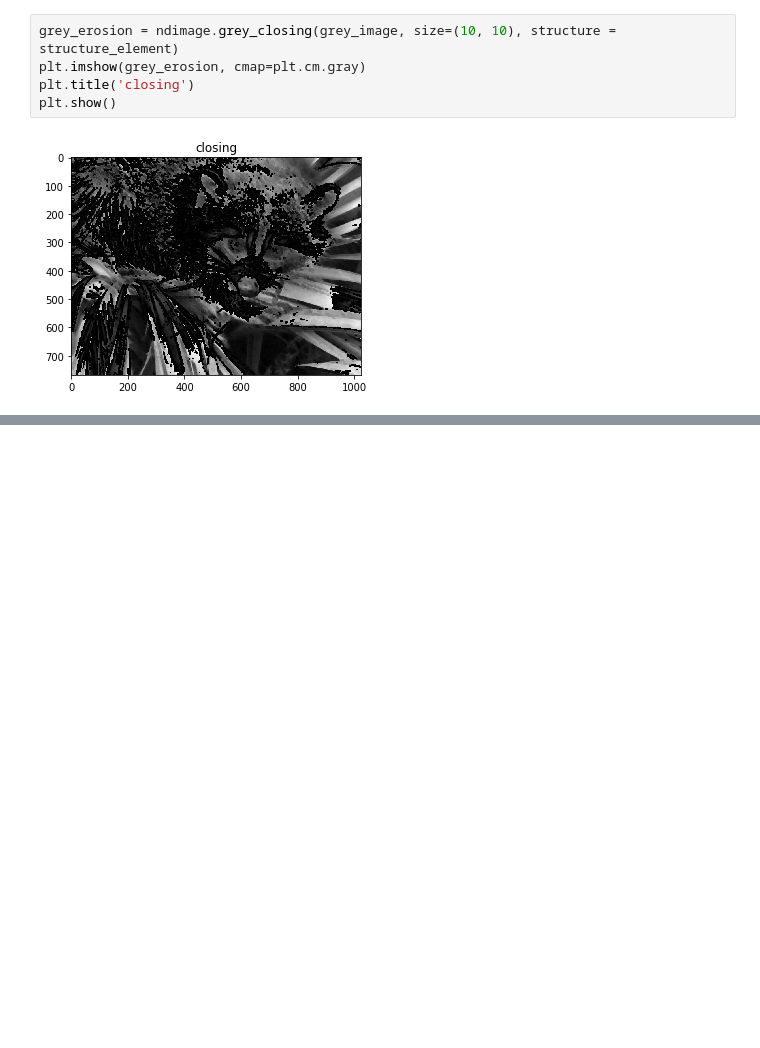
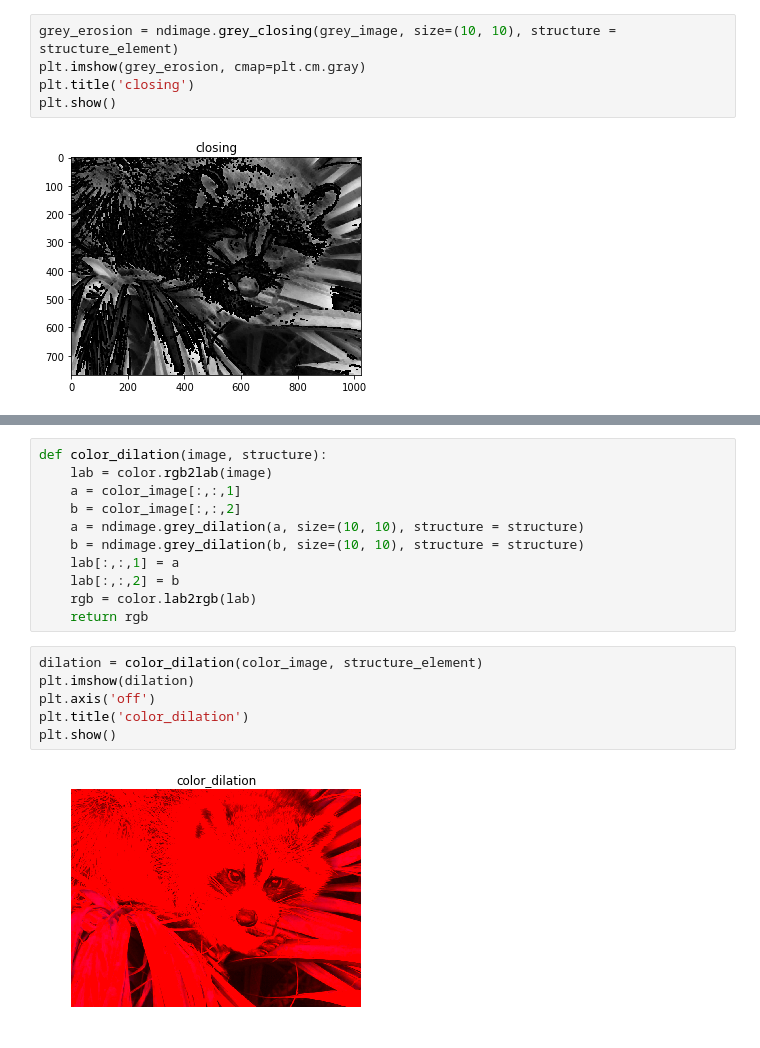
Before and after one commit to Batsila/ADIP, a Jupyter notebook: MorphologicalOperations/morphological_operations.ipynb, the cells around one changed output, grey strips where cells are left out. Saved outputs shown, nothing was run; the diff lists cells and outputs as text; blank space fills up the shorter version.

```diff
--- a/MorphologicalOperations/morphological_operations.ipynb
+++ b/MorphologicalOperations/morphological_operations.ipynb
@@ -94,0 +124,19 @@ plt.show()
+# %%
+def color_dilation(image, structure):
+    lab = color.rgb2lab(image)
+    a = color_image[:,:,1]
+    b = color_image[:,:,2]
+    a = ndimage.grey_dilation(a, size=(10, 10), structure = structure)
+    b = ndimage.grey_dilation(b, size=(10, 10), structure = structure)
+    lab[:,:,1] = a
+    lab[:,:,2] = b
+    rgb = color.lab2rgb(lab)
+    return rgb
+# %%
+dilation = color_dilation(color_image, structure_element)
+plt.imshow(dilation)
+plt.axis('off')
+plt.title('color_dilation')
+plt.show()
+# %% [output]
+[figure, added]
```
Also changed, not shown: parts of 7 cells of this notebook.
